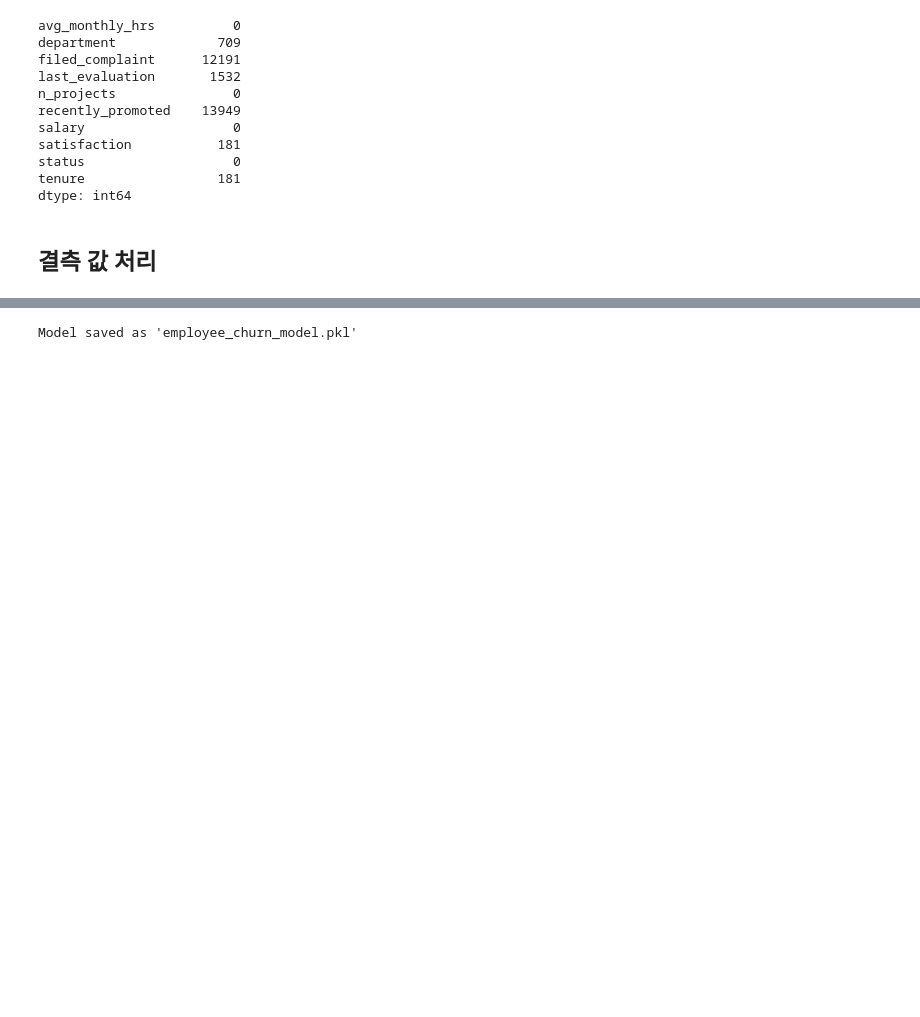
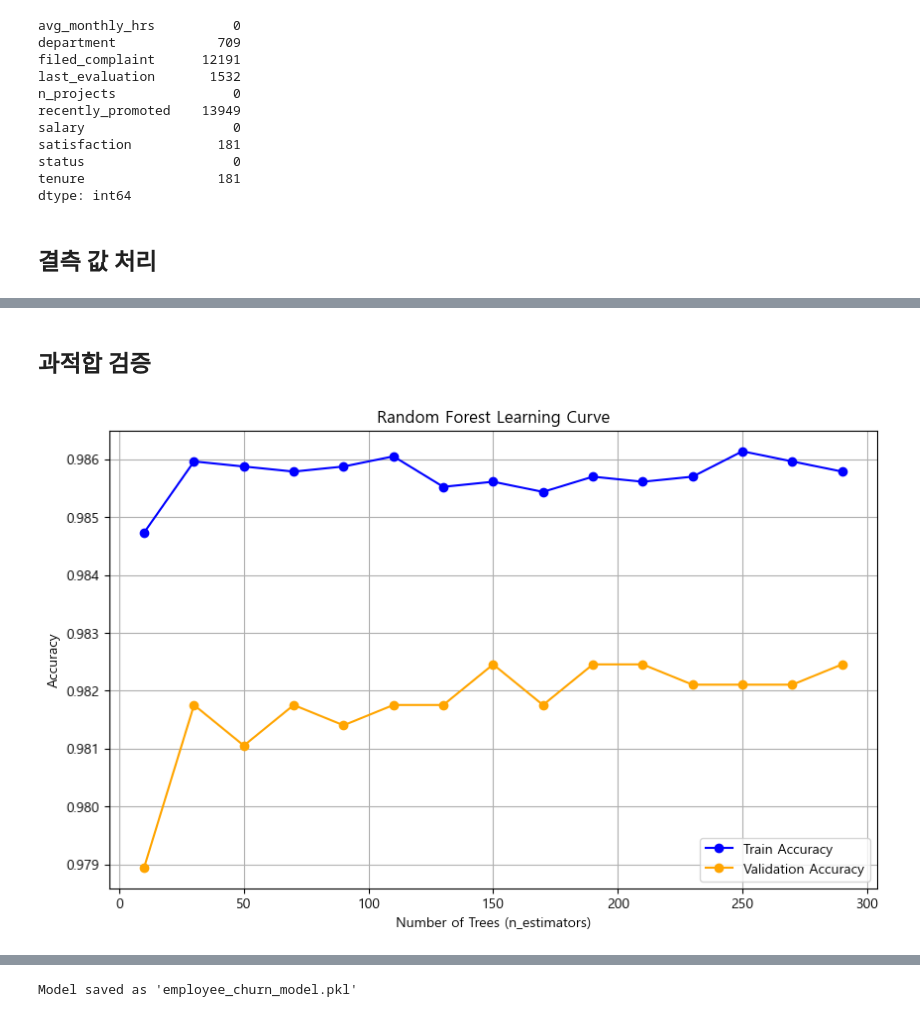
Before and after one commit to SKNETWORKS-FAMILY-AICAMP/SKN06-2nd-2Team, a Jupyter notebook: project2/employee_churn_model.ipynb, the cells around one changed output, grey strips where cells are left out. Saved outputs shown, nothing was run; the diff lists cells and outputs as text; code cells hidden in the pictures; blank space fills up the shorter version.

```diff
--- a/project2/employee_churn_model.ipynb
+++ b/project2/employee_churn_model.ipynb
@@ -230,0 +235,46 @@ F1 Score: 0.962278675904542
+# %% [markdown]
+## 과적합 검증
+# %%
+import matplotlib.pyplot as plt
+from sklearn.metrics import accuracy_score
+
+# 학습 곡선 시각화를 위한 함수
+def plot_learning_curve(model, X_train, y_train, X_test, y_test, param_range, title="Learning Curve"):
+    train_scores = []
+    val_scores = []
+
+    # 각 트리 개수에 대해 훈련 및 검증 정확도를 기록
+    for n_estimators in param_range:
+        # 모델 학습
+        model.set_params(n_estimators=n_estimators)
+        model.fit(X_train, y_train)
+
+        # 훈련 데이터 정확도
+        y_train_pred = model.predict(X_train)
+        train_score = accuracy_score(y_train, y_train_pred)
+        train_scores.append(train_score)
+
+        # 검증 데이터 정확도
+        y_test_pred = model.predict(X_test)
+        val_score = accuracy_score(y_test, y_test_pred)
+        val_scores.append(val_score)
+
+    # 학습 곡선 시각화
+    plt.figure(figsize=(10, 6))
+    plt.plot(param_range, train_scores, label="Train Accuracy", marker='o', color='blue')
+    plt.plot(param_range, val_scores, label="Validation Accuracy", marker='o', color='orange')
+    plt.xlabel("Number of Trees (n_estimators)")
+    plt.ylabel("Accuracy")
+    plt.title(title)
+    plt.legend()
+    plt.grid(True)
+    plt.show()
+
+# 트리 개수의 범위 설정
+param_range = range(10, 300, 20)  # 트리 개수를 10에서 300까지 20 단위로 증가
+
+# 모델 및 학습 곡선 시각화 호출
+rf = RandomForestClassifier(random_state=0, max_depth=best_params['max_depth'], min_samples_split=best_params['min_samples_split'], min_samples_leaf=best_params['min_samples_leaf'], max_features=best_params['max_features'])
+plot_learning_curve(rf, X_train, y_train, X_test, y_test, param_range, title="Random Forest Learning Curve")
+# %% [output]
+[figure, added]
```
Also changed, not shown: parts of 11 cells of this notebook.
